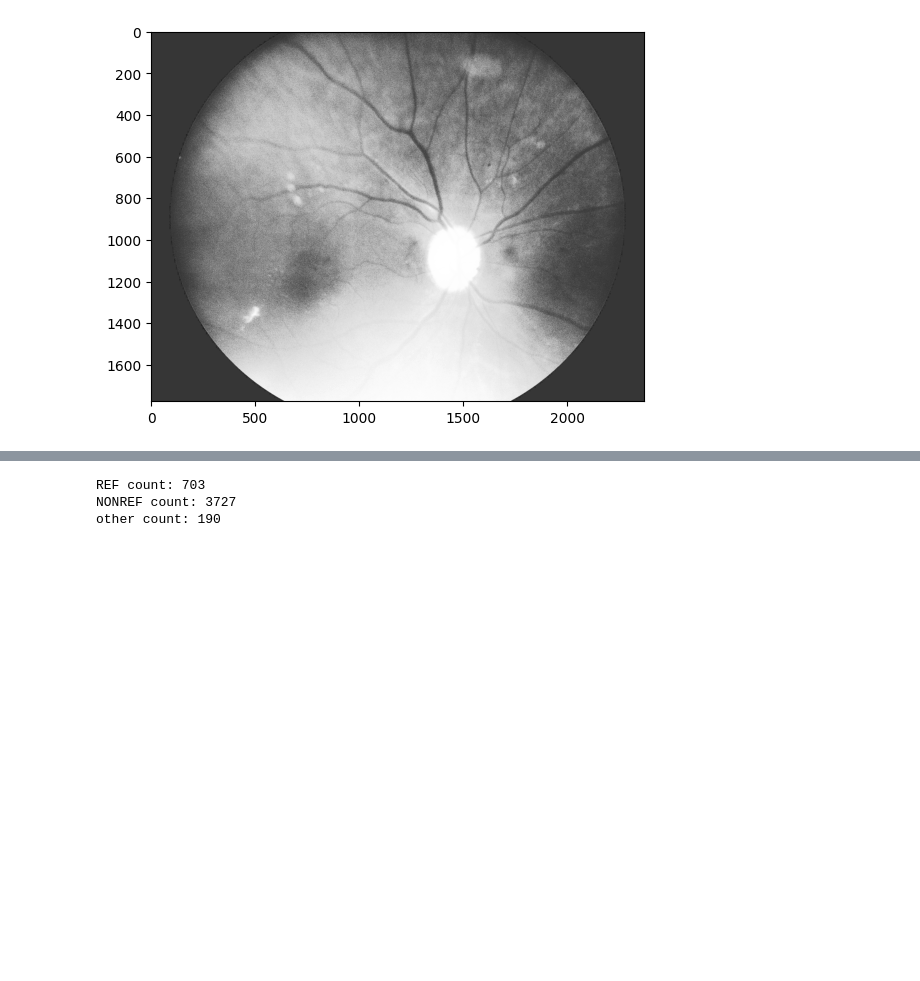
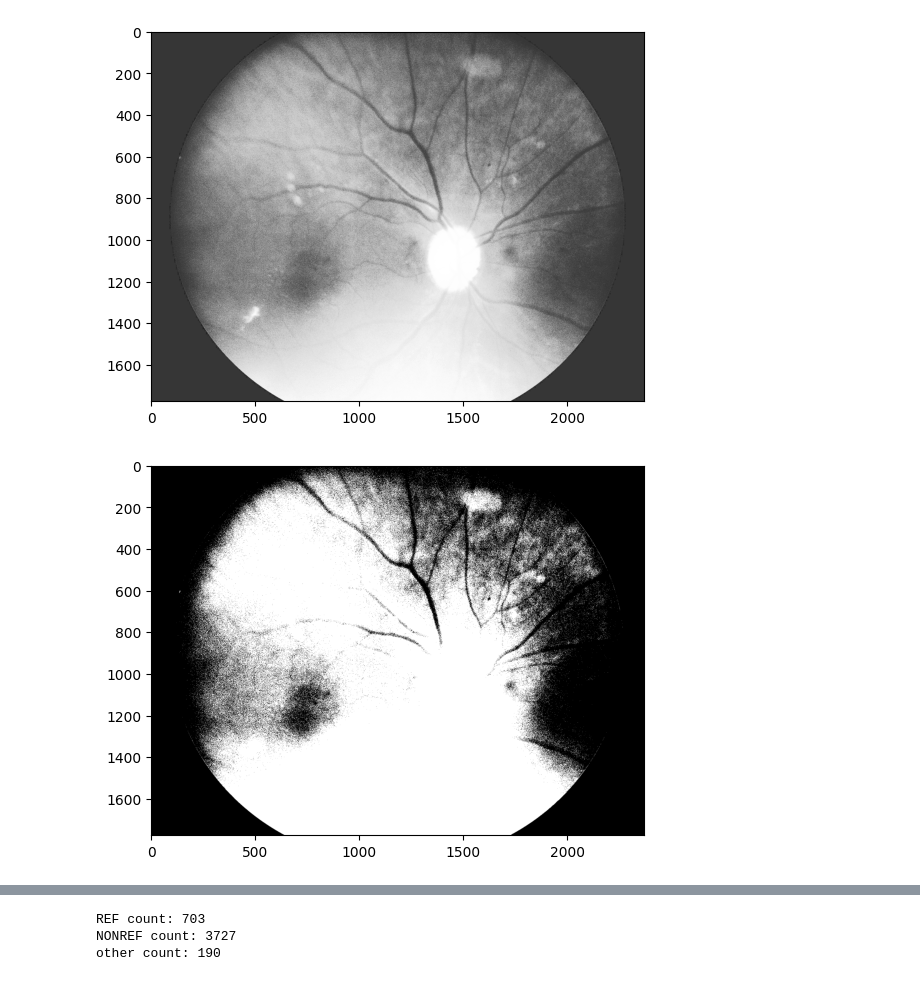
Before and after one commit to lcooke238/DiabeticRetinopathyML, a Jupyter notebook: code/exploration.ipynb, the cells around one changed output, grey strips where cells are left out. Cells and saved outputs as stored; diff of their text form; code cells hidden in the pictures; blank space fills up the shorter version.

```diff
--- a/code/exploration.ipynb
+++ b/code/exploration.ipynb
@@ -46,8 +46,11 @@ plt.show()
 # %% [output]
 [figure]
 # %%
+# did not like
 # attempt at black and white conversion for feature isolation, don't like
-# (thresh, blackAndWhiteImage) = cv2.threshold(img_hcontrast, 120, 255, cv2.THRESH_BINARY)
-# imgplot = plt.imshow(blackAndWhiteImage, cmap="gray")
-# plt.show()
+(thresh, blackAndWhiteImage) = cv2.threshold(img_hcontrast, 120, 255, cv2.THRESH_BINARY)
+imgplot = plt.imshow(blackAndWhiteImage, cmap="gray")
+plt.show()
+# %% [output]
+[figure, added]
 # %%
```
Also changed, not shown: parts of 3 cells of this notebook, 7 other files.
